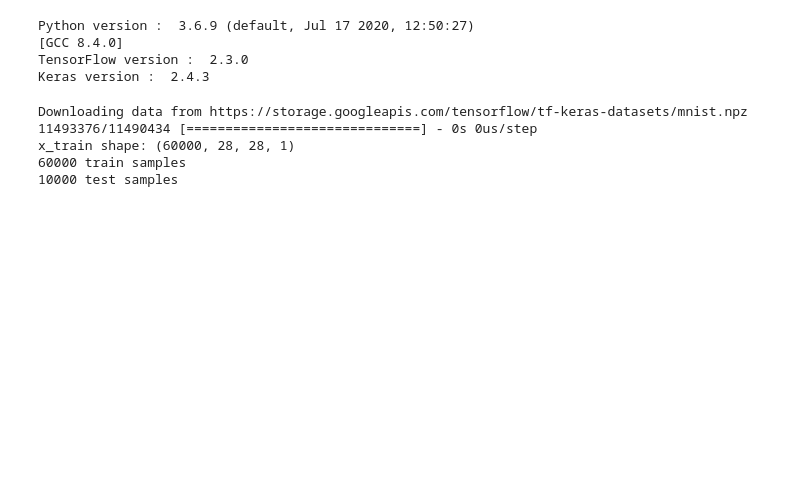
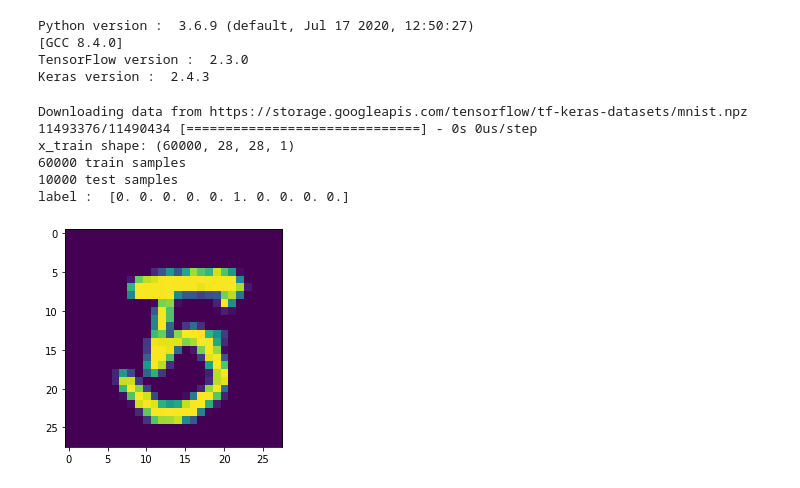
Before and after one commit to 4nchez/Colab-Jupiter, a Jupyter notebook: MNIST.ipynb, the cells around one changed output. Cells and saved outputs as stored; diff of their text form; code cells hidden in the pictures; blank space fills up the shorter version.

```diff
--- a/MNIST.ipynb
+++ b/MNIST.ipynb
@@ -24,32 +26,37 @@ Keras version :  2.4.3
 # %%
 img_rows = 28
 img_cols = 28
 
 (x_train, y_train), (x_test, y_test) = keras.datasets.mnist.load_data()
 
 input_shape = (img_rows, img_cols, 1)
 x_train = x_train.reshape(x_train.shape[0], img_rows, img_cols, 1)
 x_test = x_test.reshape(x_test.shape[0], img_rows, img_cols, 1)
 
 x_train = x_train.astype('float32') / 255.
 x_test = x_test.astype('float32') / 255.
 
 print('x_train shape:', x_train.shape)
 print(x_train.shape[0], 'train samples')
 print(x_test.shape[0], 'test samples')
 
 batch_size = 128
 num_classes = 10
 epochs = 12
 
 y_train = keras.utils.to_categorical(y_train, num_classes)
 y_test = keras.utils.to_categorical(y_test, num_classes)
+i=4600
+plt.imshow(x_train[i].reshape(img_rows, img_cols), interpolation='nearest')
+print("label : ", y_train[i,:])
 # %% [output]
 Downloading data from https://storage.googleapis.com/tensorflow/tf-keras-datasets/mnist.npz
 11493376/11490434 [==============================] - 0s 0us/step
 x_train shape: (60000, 28, 28, 1)
 60000 train samples
 10000 test samples
+label :  [0. 0. 0. 0. 0. 1. 0. 0. 0. 0.]
+[figure, added]
 # %%
 model = Sequential()
 model.add(Conv2D(32, kernel_size=(5, 5), strides=(1, 1), padding='same',
```
Also changed, not shown: parts of 22 cells of this notebook.
